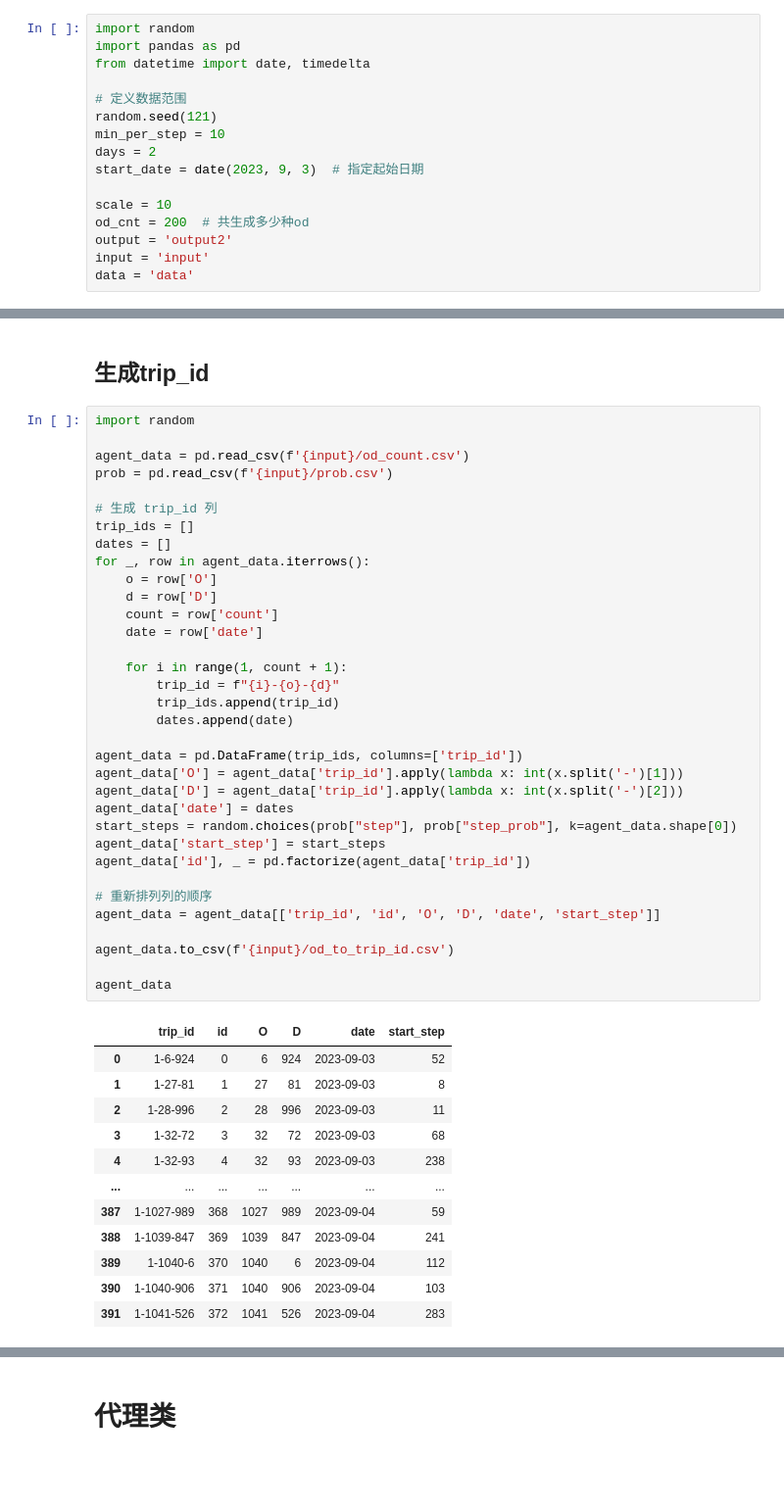
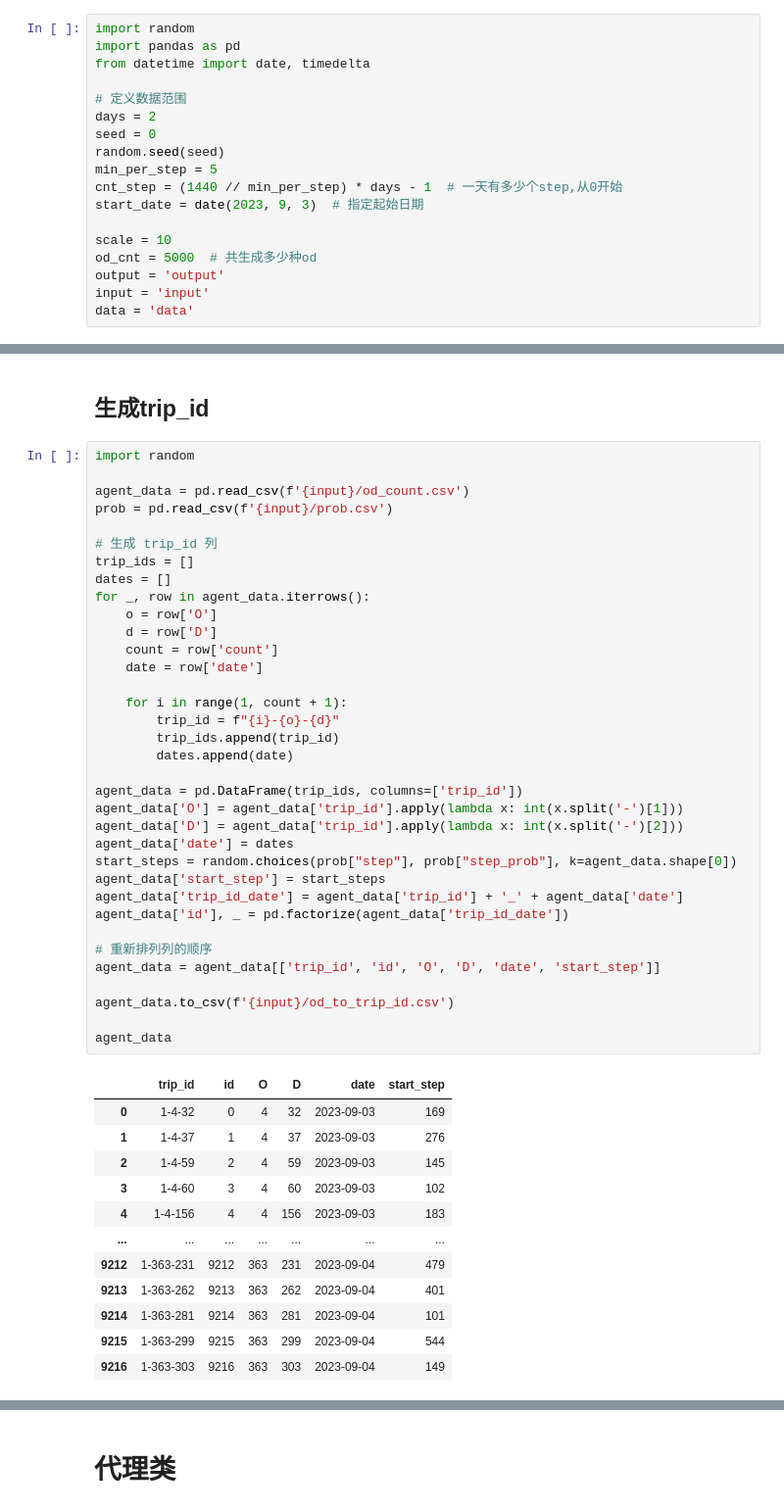
Before and after one commit to Uharal/mrod, a Jupyter notebook: callback.ipynb, the cells around one changed output, grey strips where cells are left out. Shown at 98% size. Cells and saved outputs as stored; diff of their text form; blank space fills up the shorter version.

```diff
--- a/callback.ipynb
+++ b/callback.ipynb
@@ -6,14 +6,16 @@ import pandas as pd
 from datetime import date, timedelta
 
 # 定义数据范围
-random.seed(121)
-min_per_step = 10
 days = 2
+seed = 0
+random.seed(seed)
+min_per_step = 5
+cnt_step = (1440 // min_per_step) * days - 1  # 一天有多少个step,从0开始
 start_date = date(2023, 9, 3)  # 指定起始日期
 
 scale = 10
-od_cnt = 200  # 共生成多少种od
-output = 'output2'
+od_cnt = 5000  # 共生成多少种od
+output = 'output'
 input = 'input'
 data = 'data'
 # %% [markdown]
@@ -280,42 +246,43 @@ prob = pd.read_csv(f'{input}/prob.csv')
 
 # 生成 trip_id 列
 trip_ids = []
 dates = []
 for _, row in agent_data.iterrows():
     o = row['O']
     d = row['D']
     count = row['count']
     date = row['date']
 
     for i in range(1, count + 1):
         trip_id = f"{i}-{o}-{d}"
         trip_ids.append(trip_id)
         dates.append(date)
 
 agent_data = pd.DataFrame(trip_ids, columns=['trip_id'])
 agent_data['O'] = agent_data['trip_id'].apply(lambda x: int(x.split('-')[1]))
 agent_data['D'] = agent_data['trip_id'].apply(lambda x: int(x.split('-')[2]))
 agent_data['date'] = dates
 start_steps = random.choices(prob["step"], prob["step_prob"], k=agent_data.shape[0])
 agent_data['start_step'] = start_steps
-agent_data['id'], _ = pd.factorize(agent_data['trip_id'])
+agent_data['trip_id_date'] = agent_data['trip_id'] + '_' + agent_data['date']
+agent_data['id'], _ = pd.factorize(agent_data['trip_id_date'])
 
 # 重新排列列的顺序
 agent_data = agent_data[['trip_id', 'id', 'O', 'D', 'date', 'start_step']]
 
 agent_data.to_csv(f'{input}/od_to_trip_id.csv')
 
 agent_data
 # %% [output]
 |  | trip_id | id | O | D | date | start_step |
-| 0 | 1-6-924 | 0 | 6 | 924 | 2023-09-03 | 52 |
-| 1 | 1-27-81 | 1 | 27 | 81 | 2023-09-03 | 8 |
-| 2 | 1-28-996 | 2 | 28 | 996 | 2023-09-03 | 11 |
-| 3 | 1-32-72 | 3 | 32 | 72 | 2023-09-03 | 68 |
-| 4 | 1-32-93 | 4 | 32 | 93 | 2023-09-03 | 238 |
+| 0 | 1-4-32 | 0 | 4 | 32 | 2023-09-03 | 169 |
+| 1 | 1-4-37 | 1 | 4 | 37 | 2023-09-03 | 276 |
+| 2 | 1-4-59 | 2 | 4 | 59 | 2023-09-03 | 145 |
+| 3 | 1-4-60 | 3 | 4 | 60 | 2023-09-03 | 102 |
+| 4 | 1-4-156 | 4 | 4 | 156 | 2023-09-03 | 183 |
 | ... | ... | ... | ... | ... | ... | ... |
-| 387 | 1-1027-989 | 368 | 1027 | 989 | 2023-09-04 | 59 |
-| 388 | 1-1039-847 | 369 | 1039 | 847 | 2023-09-04 | 241 |
-| 389 | 1-1040-6 | 370 | 1040 | 6 | 2023-09-04 | 112 |
-| 390 | 1-1040-906 | 371 | 1040 | 906 | 2023-09-04 | 103 |
-| 391 | 1-1041-526 | 372 | 1041 | 526 | 2023-09-04 | 283 |
+| 9212 | 1-363-231 | 9212 | 363 | 231 | 2023-09-04 | 479 |
+| 9213 | 1-363-262 | 9213 | 363 | 262 | 2023-09-04 | 401 |
+| 9214 | 1-363-281 | 9214 | 363 | 281 | 2023-09-04 | 101 |
+| 9215 | 1-363-299 | 9215 | 363 | 299 | 2023-09-04 | 544 |
+| 9216 | 1-363-303 | 9216 | 363 | 303 | 2023-09-04 | 149 |
```
Also changed, not shown: parts of 14 cells of this notebook.
